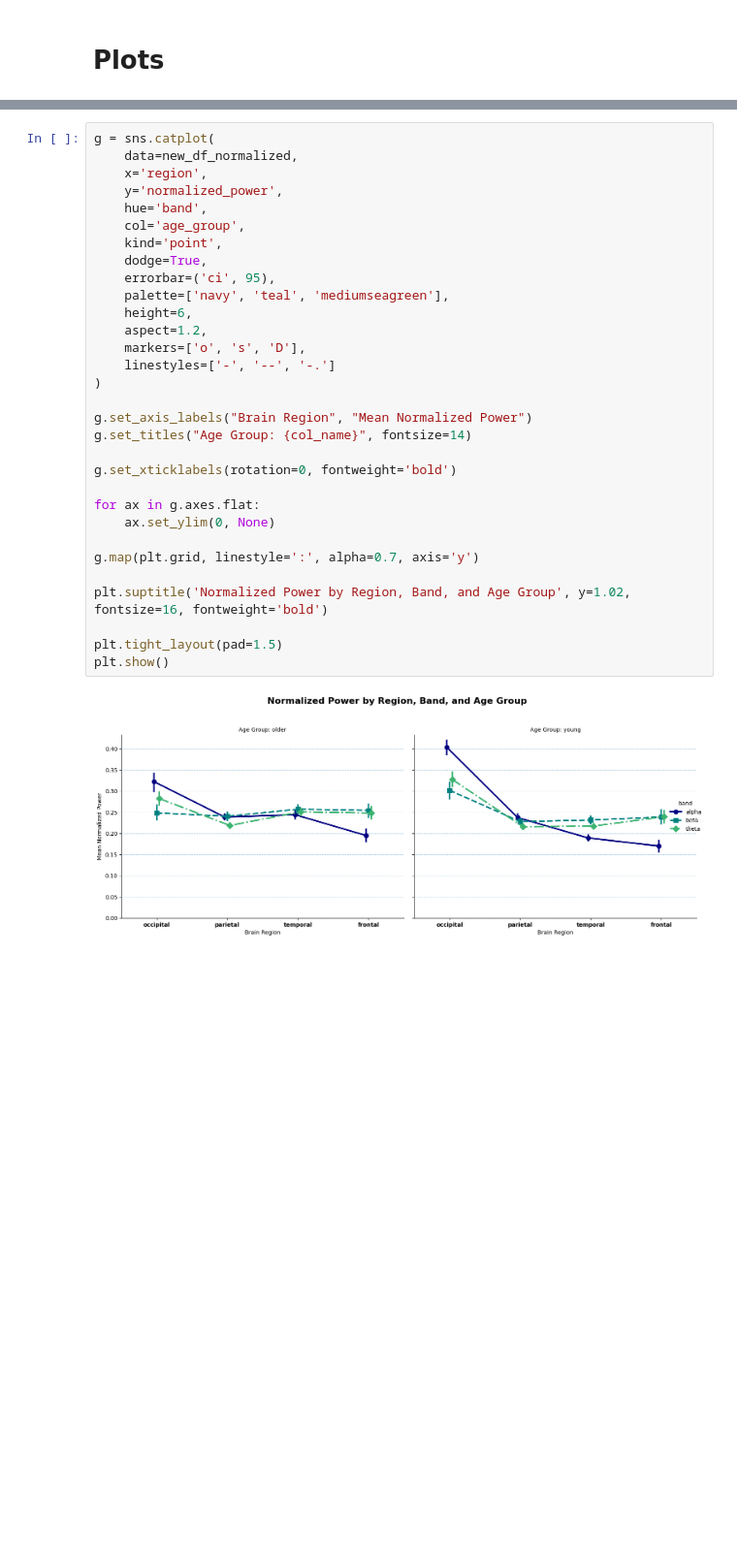
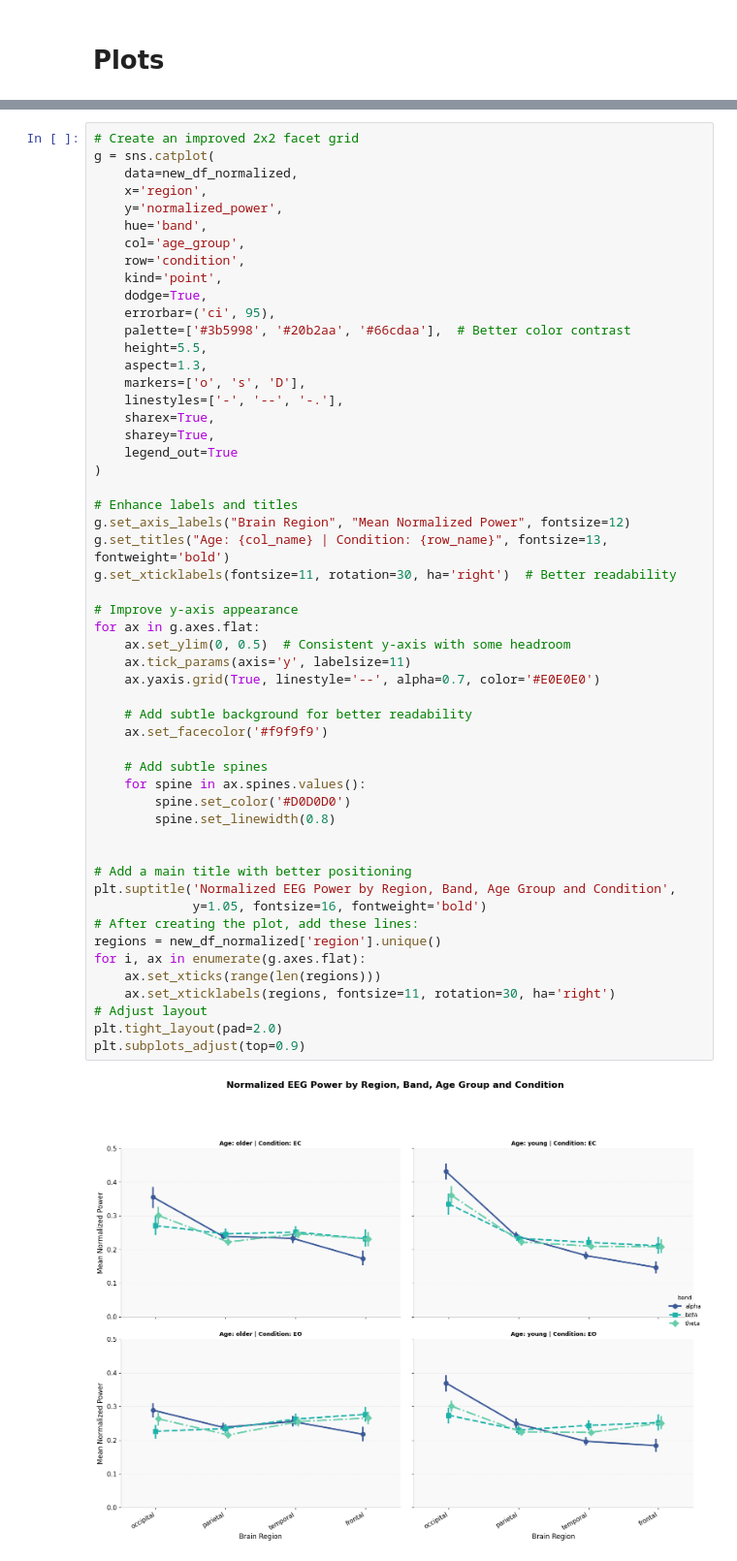
Before and after one commit to akovalp/CTOMIEEGPython, a Jupyter notebook: analysis.ipynb, the cells around one changed output, grey strips where cells are left out. Shown: that part at 97% size. Saved outputs shown, nothing was run; the diff lists cells and outputs as text; blank space fills up the shorter version.

```diff
--- a/analysis.ipynb
+++ b/analysis.ipynb
@@ -206,33 +185,55 @@ plt.show()
 # %%
+# Create an improved 2x2 facet grid
 g = sns.catplot(
     data=new_df_normalized,
     x='region',
     y='normalized_power',
     hue='band',
     col='age_group',
+    row='condition',
     kind='point',
     dodge=True,
     errorbar=('ci', 95),
-    palette=['navy', 'teal', 'mediumseagreen'],
-    height=6,
-    aspect=1.2,
+    palette=['#3b5998', '#20b2aa', '#66cdaa'],  # Better color contrast
+    height=5.5,
+    aspect=1.3,
     markers=['o', 's', 'D'],
-    linestyles=['-', '--', '-.']
+    linestyles=['-', '--', '-.'],
+    sharex=True,
+    sharey=True,
+    legend_out=True
 )
 
-g.set_axis_labels("Brain Region", "Mean Normalized Power")
-g.set_titles("Age Group: {col_name}", fontsize=14)
+# Enhance labels and titles
+g.set_axis_labels("Brain Region", "Mean Normalized Power", fontsize=12)
+g.set_titles("Age: {col_name} | Condition: {row_name}", fontsize=13, fontweight='bold')
+g.set_xticklabels(fontsize=11, rotation=30, ha='right')  # Better readability
 
-g.set_xticklabels(rotation=0, fontweight='bold')
+# Improve y-axis appearance
+for ax in g.axes.flat:
+    ax.set_ylim(0, 0.5)  # Consistent y-axis with some headroom
+    ax.tick_params(axis='y', labelsize=11)
+    ax.yaxis.grid(True, linestyle='--', alpha=0.7, color='#E0E0E0')
 
-for ax in g.axes.flat:
-    ax.set_ylim(0, None)
+    # Add subtle background for better readability
+    ax.set_facecolor('#f9f9f9')
 
-g.map(plt.grid, linestyle=':', alpha=0.7, axis='y')
+    # Add subtle spines
+    for spine in ax.spines.values():
+        spine.set_color('#D0D0D0')
+        spine.set_linewidth(0.8)
 
-plt.suptitle('Normalized Power by Region, Band, and Age Group', y=1.02, fontsize=16, fontweight='bold')
 
-plt.tight_layout(pad=1.5)
-plt.show()
+# Add a main title with better positioning
+plt.suptitle('Normalized EEG Power by Region, Band, Age Group and Condition',
+             y=1.05, fontsize=16, fontweight='bold')
+# After creating the plot, add these lines:
+regions = new_df_normalized['region'].unique()
+for i, ax in enumerate(g.axes.flat):
+    ax.set_xticks(range(len(regions)))
+    ax.set_xticklabels(regions, fontsize=11, rotation=30, ha='right')
+# Adjust layout
+plt.tight_layout(pad=2.0)
+plt.subplots_adjust(top=0.9)
 # %% [output]
-[figure, old version]
+[figure, new version]
```
Also changed, not shown: parts of 25 cells of this notebook, 1 other file.
